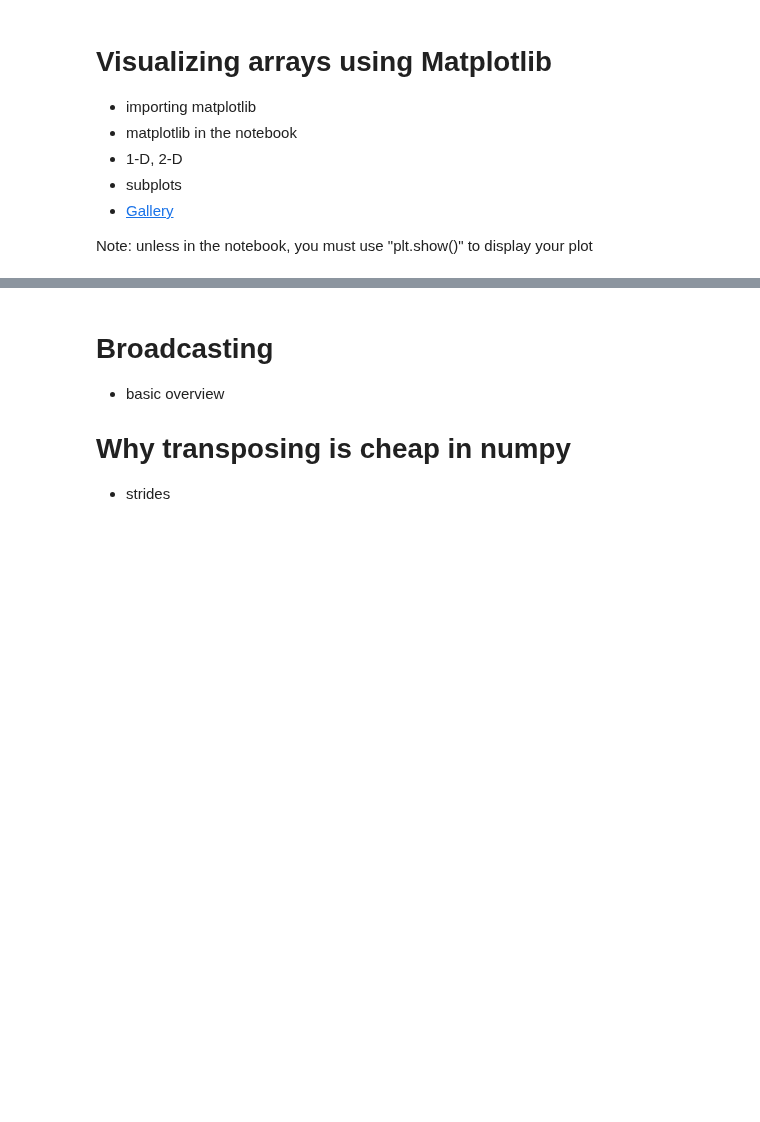
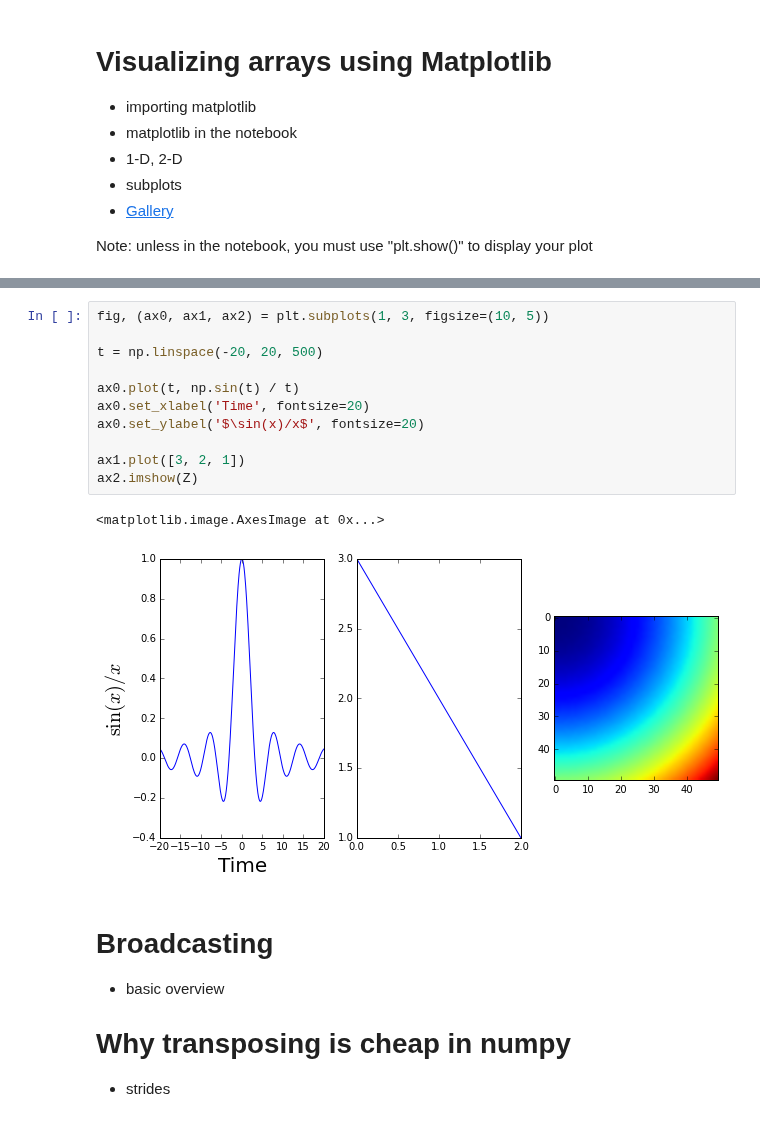
Before and after one commit to stefanv/aims2014, a Jupyter notebook: numpy.ipynb, the cells around one changed output, grey strips where cells are left out. Cells and saved outputs as stored; diff of their text form; blank space fills up the shorter version.

```diff
--- a/numpy.ipynb
+++ b/numpy.ipynb
@@ -50,3 +283,17 @@ Note: unless in the notebook, you must use "plt.show()" to display your plot
+# %%
+fig, (ax0, ax1, ax2) = plt.subplots(1, 3, figsize=(10, 5))
+
+t = np.linspace(-20, 20, 500)
+
+ax0.plot(t, np.sin(t) / t)
+ax0.set_xlabel('Time', fontsize=20)
+ax0.set_ylabel('$\sin(x)/x$', fontsize=20)
+
+ax1.plot([3, 2, 1])
+ax2.imshow(Z)
+# %% [output]
+<matplotlib.image.AxesImage at 0x...>
+[figure, added]
 # %% [markdown]
 # Broadcasting
 
```
Also changed, not shown: parts of 42 cells of this notebook.
